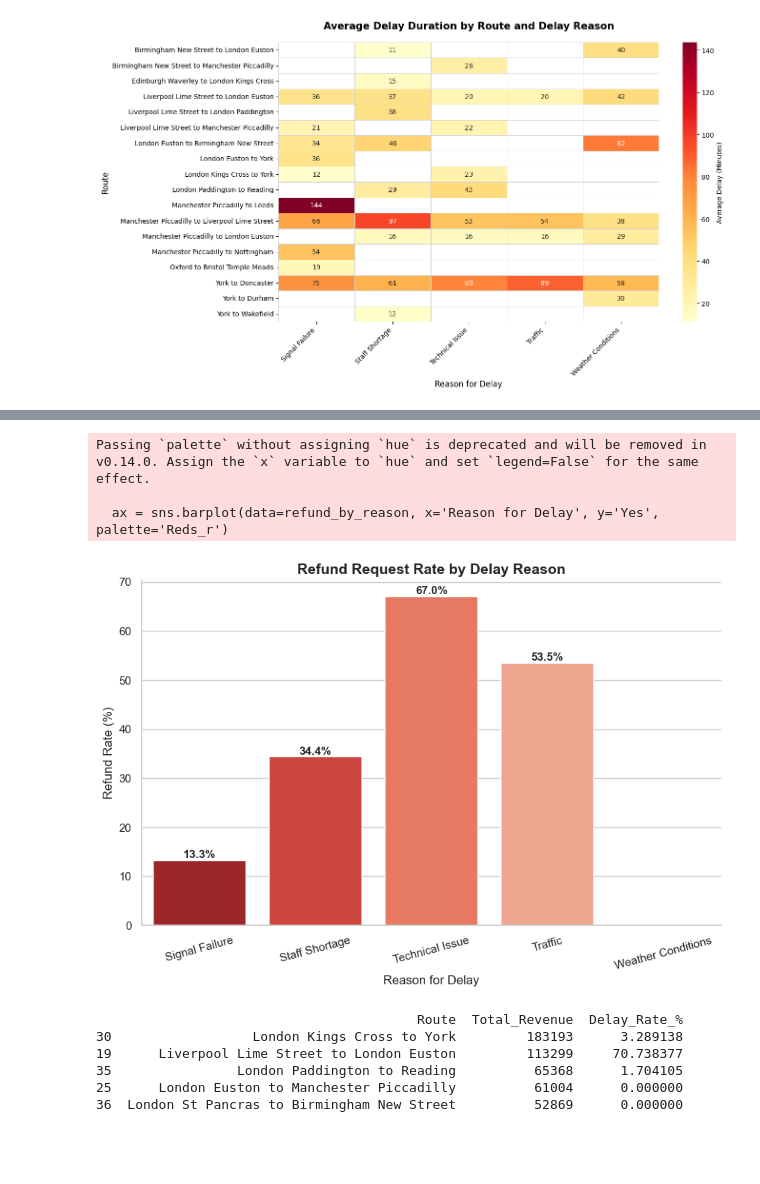
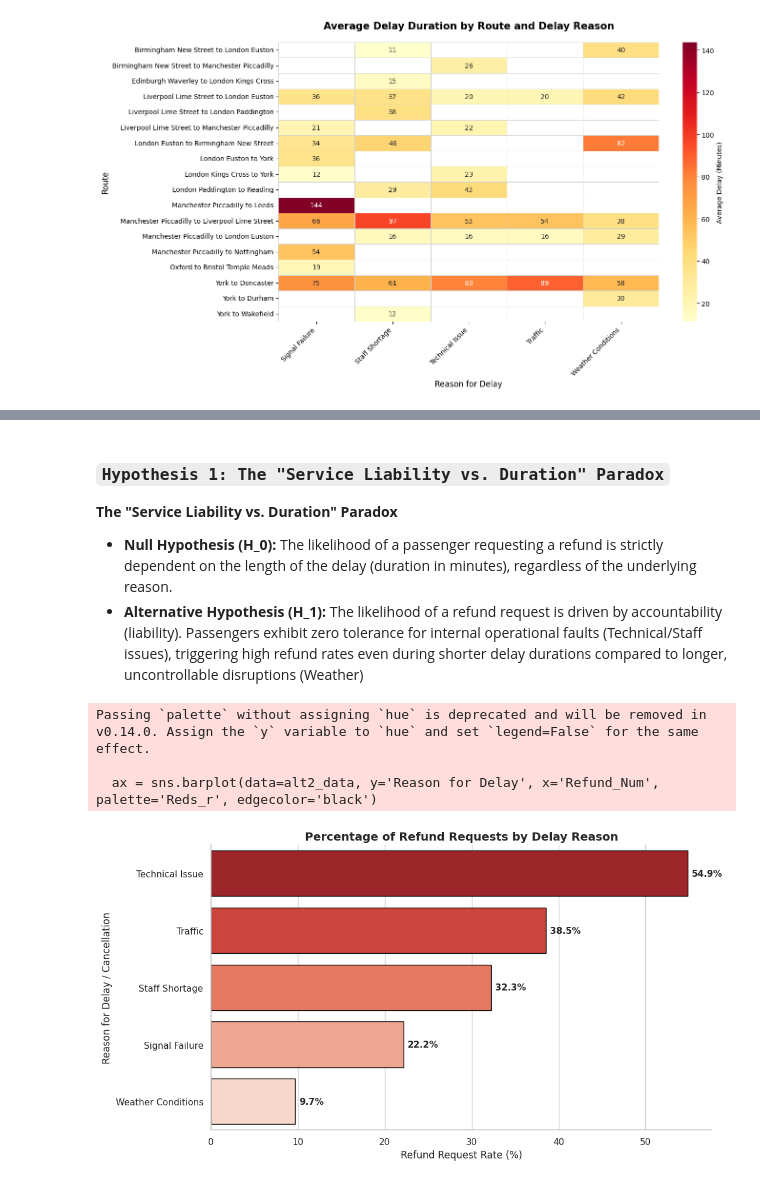
Before and after one commit to mszakii/DEPI-CAPSTONE, a Jupyter notebook: EDA.ipynb, the cells around one changed output, grey strips where cells are left out. Cells and saved outputs as stored; diff of their text form; code cells hidden in the pictures; blank space fills up the shorter version.

```diff
--- a/EDA.ipynb
+++ b/EDA.ipynb
@@ -941,11 +875,0 @@ Passing `palette` without assigning `hue` is deprecated and will be removed in v
-# %%
-# Hypothesis 2: Tickets purchased at the Station have a higher average price than those purchased Online.
-plt.figure(figsize=(8, 6))
-sns.set_theme(style="whitegrid")
-barplot = sns.barplot(data=df, x='Ticket Type', y='Price',)
-
-plt.title('Average Ticket Price by Purchase Type')
-plt.ylabel('Average Price')
-plt.xlabel('Purchase Type')
-
-plt.show()
@@ -1129,38 +885,34 @@ Null Hypothesis ($H_0$): The specific reason for a delay has no significant impa
+# %% [markdown]
+### **`Hypothesis 1: The "Service Liability vs. Duration" Paradox`**
+**The "Service Liability vs. Duration" Paradox**
+
+- **Null Hypothesis (H_0):** The likelihood of a passenger requesting a refund is strictly dependent on the length of the delay (duration in minutes), regardless of the underlying reason.
+- **Alternative Hypothesis (H_1):** The likelihood of a refund request is driven by accountability (liability). Passengers exhibit zero tolerance for internal operational faults (Technical/Staff issues), triggering high refund rates even during shorter delay durations compared to longer, uncontrollable disruptions (Weather)
 # %%
-delayed_df = df[df['Delay in Minutes'] > 0].copy()
-refund_by_reason = delayed_df.groupby('Reason for Delay')['Refund Request'].value_counts(normalize=True).unstack() * 100
-refund_by_reason = refund_by_reason.reset_index()
+delayed_df = df[df['Journey Status'].isin(['Delayed', 'Cancelled'])].copy()
+delayed_df['Refund_Num'] = np.where(delayed_df['Refund Request'] == 'Yes', 1, 0)
 
-plt.figure(figsize=(10, 6))
-ax = sns.barplot(data=refund_by_reason, x='Reason for Delay', y='Yes', palette='Reds_r')
+alt2_data = (delayed_df.groupby('Reason for Delay')['Refund_Num'].mean() * 100)\
+            .sort_values(ascending=False)\
+            .reset_index()
+
+plt.figure(figsize=(11, 6))
+ax = sns.barplot(data=alt2_data, y='Reason for Delay', x='Refund_Num', palette='Reds_r', edgecolor='black')
 
 for p in ax.patches:
-    ax.annotate(f"{p.get_height():.1f}%", (p.get_x() + p.get_width() / 2., p.get_height()),
-                ha='center', va='bottom', fontsize=11, fontweight='bold')
+    ax.annotate(f"{p.get_width():.1f}%",
+                (p.get_width(), p.get_y() + p.get_height() / 2.),
+                ha='left', va='center', xytext=(5, 0), textcoords='offset points',
+                fontsize=11, fontweight='bold')
 
-plt.title('Refund Request Rate by Delay Reason', fontsize=14, fontweight='bold')
-plt.ylabel('Refund Rate (%)')
-plt.xticks(rotation=15)
+plt.title('Percentage of Refund Requests by Delay Reason', fontsize=14, fontweight='bold')
+plt.xlabel('Refund Request Rate (%)', fontsize=12)
+plt.ylabel('Reason for Delay / Cancellation', fontsize=12)
 sns.despine()
+plt.tight_layout()
 plt.show()
 # %% [output]
-Passing `palette` without assigning `hue` is deprecated and will be removed in v0.14.0. Assign the `x` variable to `hue` and set `legend=False` for the same effect.
+Passing `palette` without assigning `hue` is deprecated and will be removed in v0.14.0. Assign the `y` variable to `hue` and set `legend=False` for the same effect.
 
-  ax = sns.barplot(data=refund_by_reason, x='Reason for Delay', y='Yes', palette='Reds_r')
+  ax = sns.barplot(data=alt2_data, y='Reason for Delay', x='Refund_Num', palette='Reds_r', edgecolor='black')
-[figure, old version]
+[figure, new version]
-# %%
-route_analysis = df.groupby('Route').agg(
-    Total_Revenue=('Price', 'sum'),
-    Total_Trips=('Transaction ID', 'count'),
-    Delayed_Trips=('Delay in Minutes', lambda x: (x > 0).sum())
-).reset_index()
-route_analysis['Delay_Rate_%'] = (route_analysis['Delayed_Trips'] / route_analysis['Total_Trips']) * 100
-top_routes = route_analysis.sort_values(by='Total_Revenue', ascending=False).head(5)
-print(top_routes[['Route', 'Total_Revenue', 'Delay_Rate_%']])
-# %% [output]
-                                         Route  Total_Revenue  Delay_Rate_%
-30                  London Kings Cross to York         183193      3.289138
-19      Liverpool Lime Street to London Euston         113299     70.738377
-35                London Paddington to Reading          65368      1.704105
-25      London Euston to Manchester Piccadilly          61004      0.000000
-36  London St Pancras to Birmingham New Street          52869      0.000000
```
Also changed, not shown: parts of 120 cells of this notebook.
